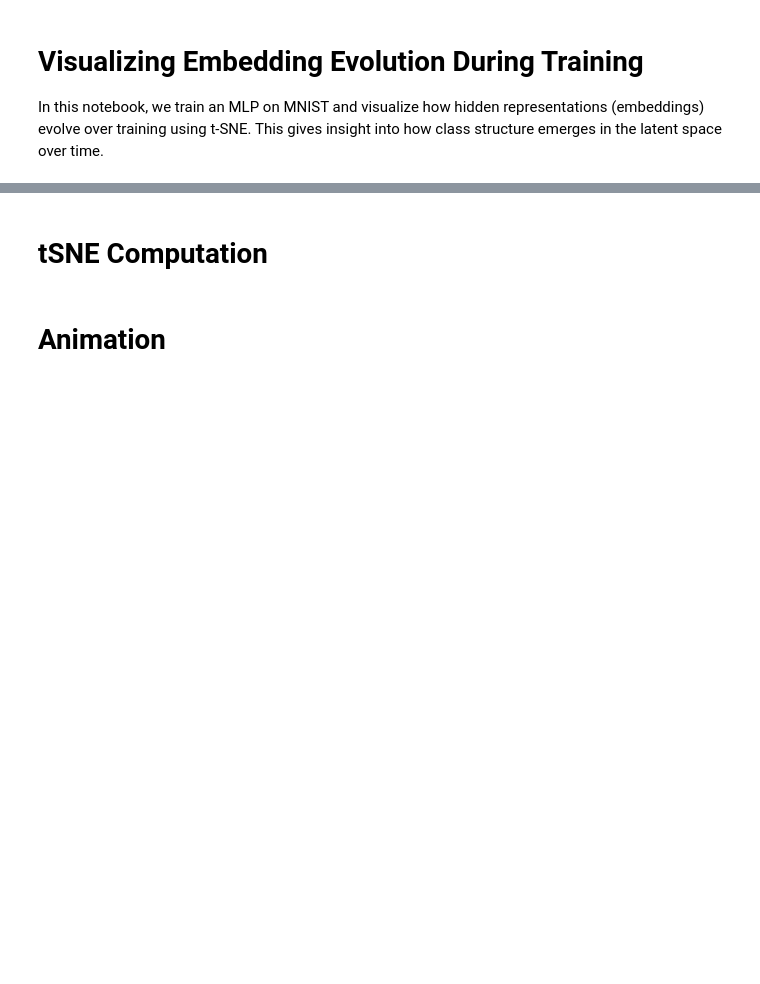
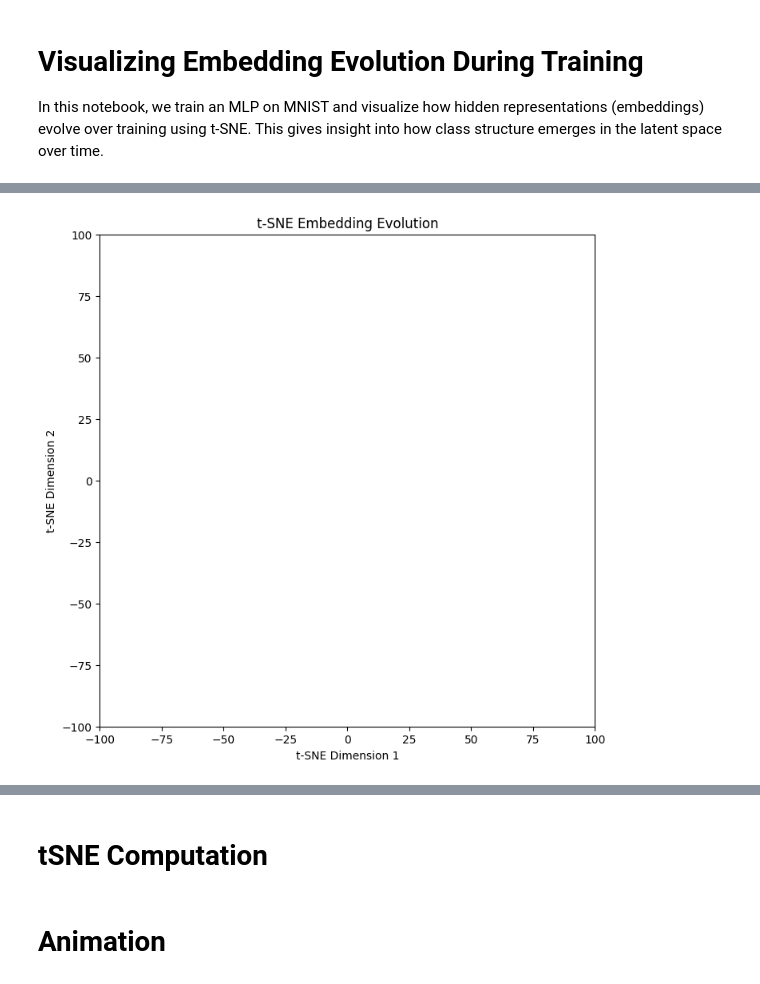
Before and after one commit to the-nilosch/train-viz, a Jupyter notebook: mvp.ipynb, the cells around one changed output, grey strips where cells are left out. Saved outputs shown, nothing was run; the diff lists cells and outputs as text; code cells hidden in the pictures; blank space fills up the shorter version.

```diff
--- a/mvp.ipynb
+++ b/mvp.ipynb
@@ -188,0 +225,54 @@ plt.show()
+# %%
+import numpy as np
+import matplotlib.pyplot as plt
+import matplotlib.animation as animation
+from sklearn.manifold import TSNE
+import os
+
+
+# === Interpolation between t-SNE results ===
+def interpolate_tsne(embeddings_list, steps=10):
+    interpolated = []
+    for a, b in zip(embeddings_list[:-1], embeddings_list[1:]):
+        for alpha in np.linspace(0, 1, steps, endpoint=False):
+            interp = (1 - alpha) * a + alpha * b
+            interpolated.append(interp)
+    interpolated.append(embeddings_list[-1])  # include final frame
+    return interpolated
+
+
+# === Compute t-SNE per epoch using selected_indices ===
+tsne_results = []
+
+# Epoch 0
+tsne = TSNE(n_components=2, init='pca', random_state=42)
+result = tsne.fit_transform(test_subset_embeddings[0])
+tsne_results.append(result)
+
+# Subsequent epochs
+for epoch in range(1, 5): #range(1, len(test_subset_embeddings)):
+    tsne = TSNE(n_components=2, init=tsne_results[-1], random_state=42, min_grad_norm=1e-3, n_iter_without_progress=1)
+    result = tsne.fit_transform(test_subset_embeddings[epoch])
+    tsne_results.append(result)
+
+# === Interpolate between epochs ===
+#tsne_results_interp = interpolate_tsne(tsne_results, steps=5)
+tsne_results_interp=tsne_results
+
+# === Animation setup ===
+fig, ax = plt.subplots(figsize=(8, 8))
+scatter = ax.scatter([], [], s=10, cmap='tab1', alpha=0.6)
+ax.set_xlim(-100, 100)
+ax.set_ylim(-100, 100)
+ax.set_xlabel('t-SNE Dimension 1')
+ax.set_ylabel('t-SNE Dimension 2')
+title = ax.set_title('t-SNE Embedding Evolution')
+
+
+def update(frame):
+    scatter.set_offsets(tsne_results_interp[frame])
+    scatter.set_array(sampled_labels)
+    title.set_text(f't-SNE Embedding Evolution – Frame {frame + 1}')
+    return scatter,
+# %% [output]
+[figure, added]
```
Also changed, not shown: parts of 10 cells of this notebook.
